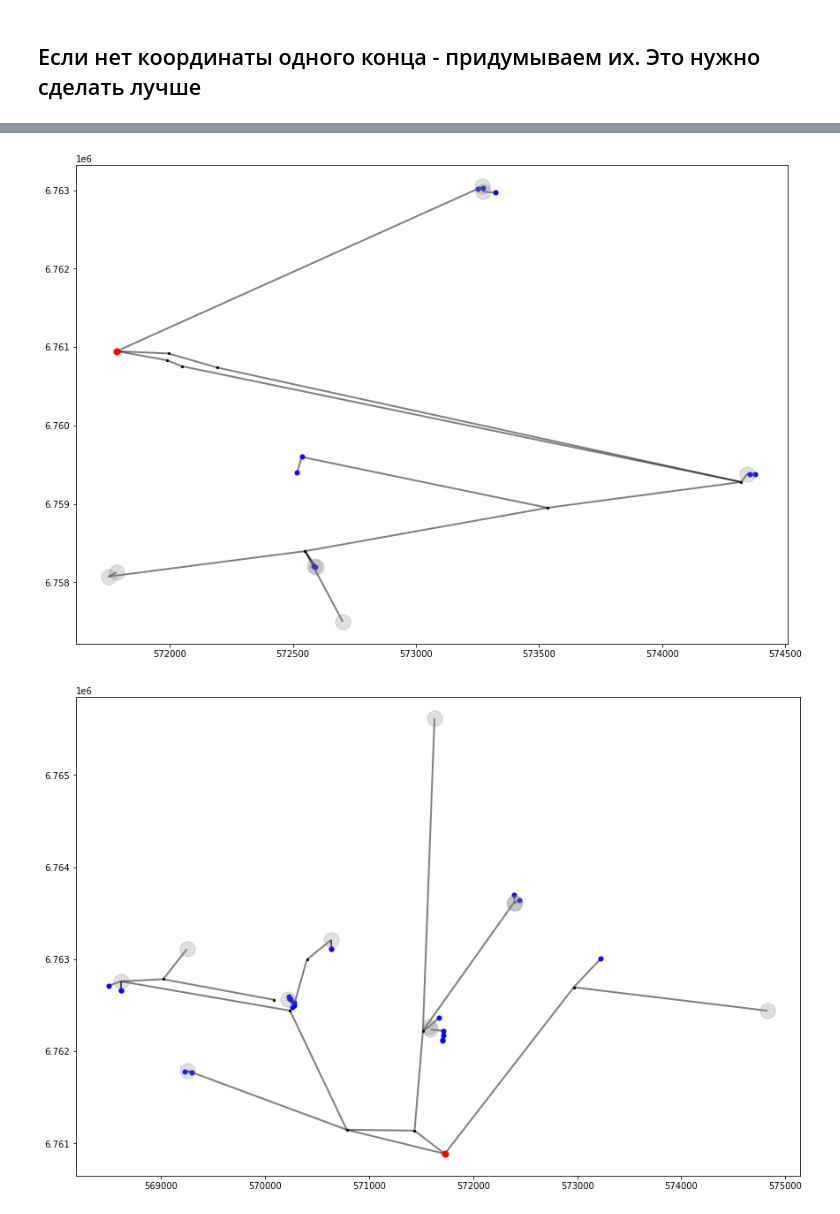
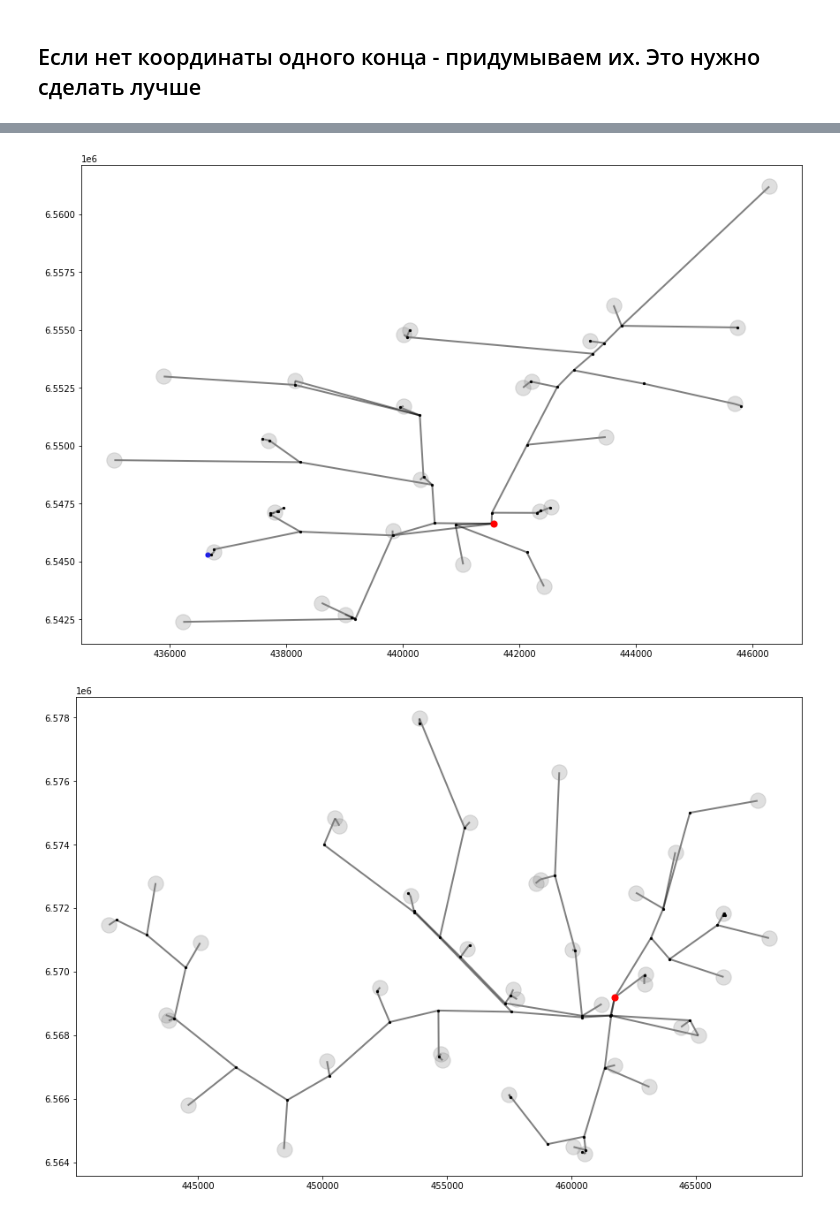
Before and after one commit to DenisYabl/PipesHydraulic, a Jupyter notebook: code/view_pipelines_tajlakovskoe.ipynb, the cells around one changed output, grey strips where cells are left out. Drawn from its saved outputs; the diff is of its cells as text; code cells hidden in the pictures.

Commit message:
-prepare pipes dataframe for testing

```diff
--- a/code/view_pipelines_tajlakovskoe.ipynb
+++ b/code/view_pipelines_tajlakovskoe.ipynb
@@ -322,16 +321,25 @@ print(df0.shape)
 # %%
 node_columns_full = ['node_id', 'node_type', 'X', 'Y', 'node_name', 'altitude']
 node_columns_short = ['id', 'type', 'X', 'Y', 'name', 'H']
+rs_ids = [1750000710, 1750000976]
 # %% [markdown]
 ## Может быть две версии одной трубы. В исходниках они отличались датой, и надо брать последнню. В этом датасете даты пока нет, поэтому берем какую попало
 # %%
 # full_df.columns
-# Index(['Unnamed: 0', 'schema_id', 'pipeline_id', 'part_id', 'node_id_end',
-#        'node_id_start', 'L', 'simple_part_id', 'node_name_start',
-#        'altitude_start', 'node_type_start', 'X_start', 'Y_start',
-#        'node_name_end', 'altitude_end', 'node_type_end', 'X_end', 'Y_end', 'D',
-#        'S', 'thread_number', 'pipe_material', 'cover_ext', 'cover_int',
-#        'pipeline_type', 'placing', 'mestor_name', 'schema_name'],
-columns = ["pipeline_id", "thread_number"] + [col + suff for col in node_columns_full for suff in ['_start', '_end']]
-graph_df = schema_df[columns]
+# Index(['Unnamed: 0', 'rs_schema_id', 'schema_id', 'pipeline_id', 'part_id',
+#        'node_id_end', 'node_id_start', 'L', 'simple_part_id',
+#        'node_name_start', 'altitude_start', 'node_type_start', 'X_start',
+#        'Y_start', 'node_name_end', 'altitude_end', 'node_type_end', 'X_end',
+#        'Y_end', 'D', 'S', 'thread_number', 'pipe_material', 'cover_ext',
+#        'pipeline_type', 'placing', 'creation_date', 'mestor_name',
+#        'schema_name', 'rs_schema_name', 'cover_int'],
+#       dtype='object')
+
+columns_short = ['rs_schema_id', "pipeline_id", "part_id", "thread_number"] + [col + suff for col in node_columns_full for suff in ['_start', '_end']]
+columns_full = ['creation_date'] + columns_short
+df1 = df_wo_interpad_pipes[columns_short].drop_duplicates()
+df2 = df_wo_interpad_pipes[columns_full].drop_duplicates()
+print(df1.shape, df2.shape)
+graph_df = df_wo_interpad_pipes[columns_short]
+# На ППД Тайлаковского нет этой проблемы, просто скипаем
 graph_df = graph_df.drop_duplicates()
@@ -393,13 +394,13 @@ kns_df[['id', 'name']]
 # %%
 from itertools import product
 node_sets = dict()
-for pl_id in pipeline_ids:
-    graph_df = schema_df[schema_df.pipeline_id == pl_id]
-    plid_nodeset = set(graph_df.node_id_start.unique()) | set(graph_df.node_id_end.unique())
-    node_sets[pl_id] = plid_nodeset
+for rs_id in rs_ids:
+    df = graph_df[graph_df.rs_schema_id == rs_id]
+    rsid_nodeset = set(df.node_id_start.unique()) | set(df.node_id_end.unique())
+    node_sets[rs_id] = rsid_nodeset
 
 kns_ids = set([1750010931, 1750022767])
-for a, b in product(pipeline_ids, pipeline_ids):
+for a, b in product(rs_ids, rs_ids):
     if a == b:
         continue
     isect = (node_sets[a] & node_sets[b]) - kns_ids
@@ -425,26 +409,26 @@ for a, b in product(pipeline_ids, pipeline_ids):
 # %%
 cmap=plt.get_cmap('tab20')
-for pl_id in pipeline_ids:
-    df = graph_df[graph_df.pipeline_id == pl_id]
+for rs_id in rs_ids:
+    df = graph_df[graph_df.rs_schema_id == rs_id]
     df = df[["node_id_start", "node_id_end"]]
     df.columns = ["source", "target"]
     G = nx.from_pandas_edgelist(df)
     fig = plt.figure(constrained_layout=True, figsize=(12, 8))
     ax = fig.add_subplot(1,1,1)
     g_nodes = set(G.nodes)
     nodelist = list(set(wells) & g_nodes)
     nx.draw_networkx_nodes(G, sp, nodelist=nodelist, node_size=25, node_color="blue", ax=ax)
     nodelist = list(set(pads) & g_nodes)
     nx.draw_networkx_nodes(G, sp, nodelist=nodelist, node_size=300, node_color="gray", alpha=0.25, ax=ax)
     nodelist = list(set(juncs) & g_nodes)
     nx.draw_networkx_nodes(G, sp, nodelist=nodelist, node_size=5, node_color="black", ax=ax)
     nodelist = list(set(kns) & g_nodes)
     nx.draw_networkx_nodes(G, sp, nodelist=nodelist, node_size=50, node_color="red", ax=ax)
     nx.draw_networkx_edges(G, sp, alpha=0.5, width=2, ax=ax)
     limits=plt.axis('on') # turns on axis
     ax.tick_params(left=True, bottom=True, labelleft=True, labelbottom=True)
 
 plt.show()
 # %% [output]
-[figure, old version]
+[figure, new version]
-[figure, old version]
+[figure, new version]
```
Also changed, not shown: parts of 25 cells of this notebook.
